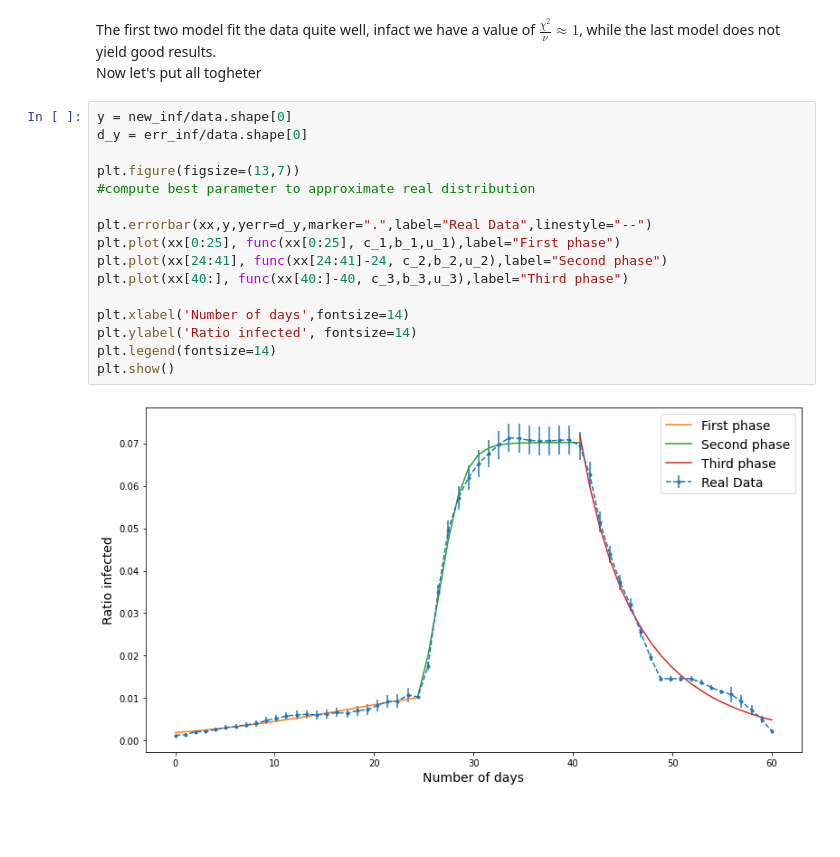
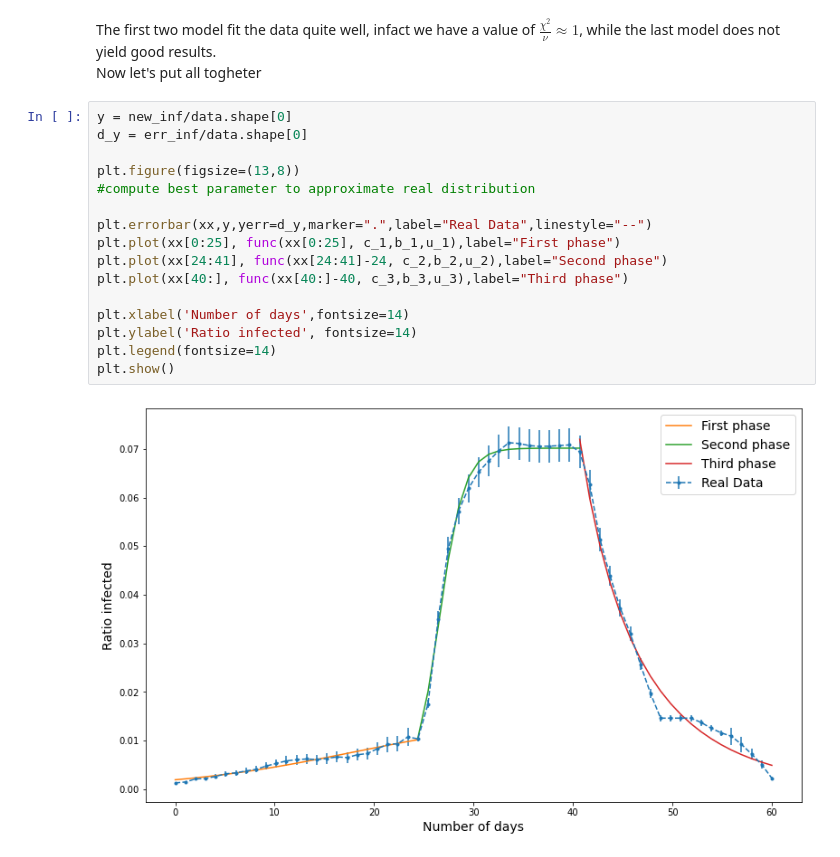
Before and after one commit to pspinaunipi/Project_Social_Network_Analysis, a Jupyter notebook: analize_data/Infection_data_analysis.ipynb, the cells around one changed output. Drawn from its saved outputs; the diff is of its cells as text; blank space fills up the shorter version.

```diff
--- a/analize_data/Infection_data_analysis.ipynb
+++ b/analize_data/Infection_data_analysis.ipynb
@@ -315,18 +315,18 @@ Now let's put all togheter
 # %%
 y = new_inf/data.shape[0]
 d_y = err_inf/data.shape[0]
 
-plt.figure(figsize=(13,7))
+plt.figure(figsize=(13,8))
 #compute best parameter to approximate real distribution
 
 plt.errorbar(xx,y,yerr=d_y,marker=".",label="Real Data",linestyle="--")
 plt.plot(xx[0:25], func(xx[0:25], c_1,b_1,u_1),label="First phase")
 plt.plot(xx[24:41], func(xx[24:41]-24, c_2,b_2,u_2),label="Second phase")
 plt.plot(xx[40:], func(xx[40:]-40, c_3,b_3,u_3),label="Third phase")
 
 plt.xlabel('Number of days',fontsize=14)
 plt.ylabel('Ratio infected', fontsize=14)
 plt.legend(fontsize=14)
 plt.show()
 # %% [output]
-[figure, old version]
+[figure, new version]
```
Also changed, not shown: 2 other files.
